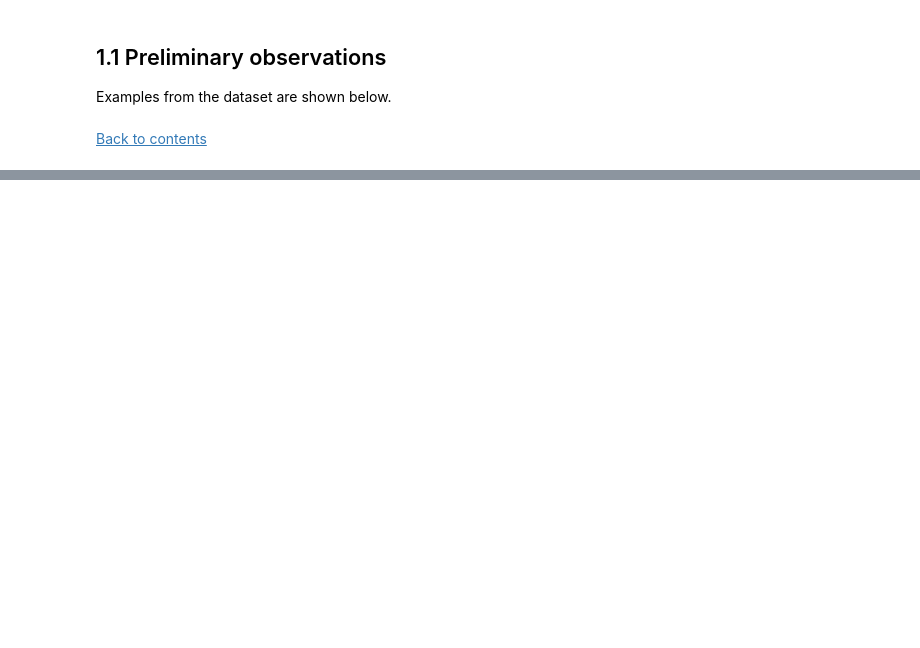
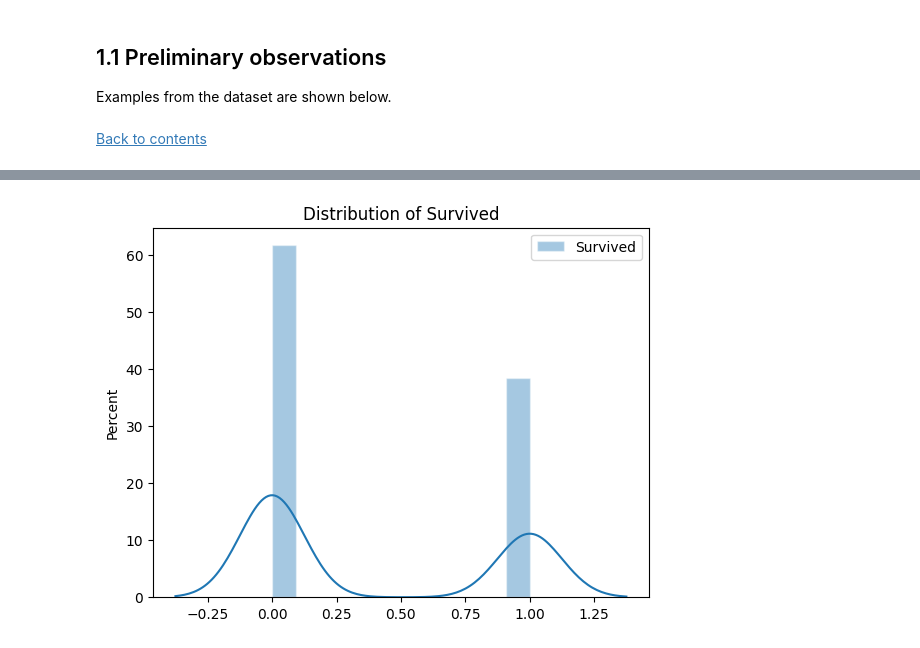
Before and after one commit to myang987/kaggle-comp-titanic, a Jupyter notebook: working.ipynb, the cells around one changed output, grey strips where cells are left out. Saved outputs shown, nothing was run; the diff lists cells and outputs as text; code cells hidden in the pictures; blank space fills up the shorter version.

```diff
--- a/working.ipynb
+++ b/working.ipynb
@@ -80,0 +105,5 @@ Examples from the dataset are shown below. <br><br>
+# %%
+X = train_data.drop("Survived", axis=1)
+y = train_data.Survived
+
+X.info()
@@ -84,0 +182,11 @@ Examples from the dataset are shown below. <br><br>
+# %%
+plt.figure()
+sns.histplot(
+    y, kde=True,
+    stat="percent", kde_kws=dict(cut=3),
+    alpha=.4, edgecolor=(1, 1, 1, .4)
+)
+plt.title('Distribution of Survived')
+plt.show()
+# %% [output]
+[figure, added]
```
Also changed, not shown: parts of 34 cells of this notebook.
